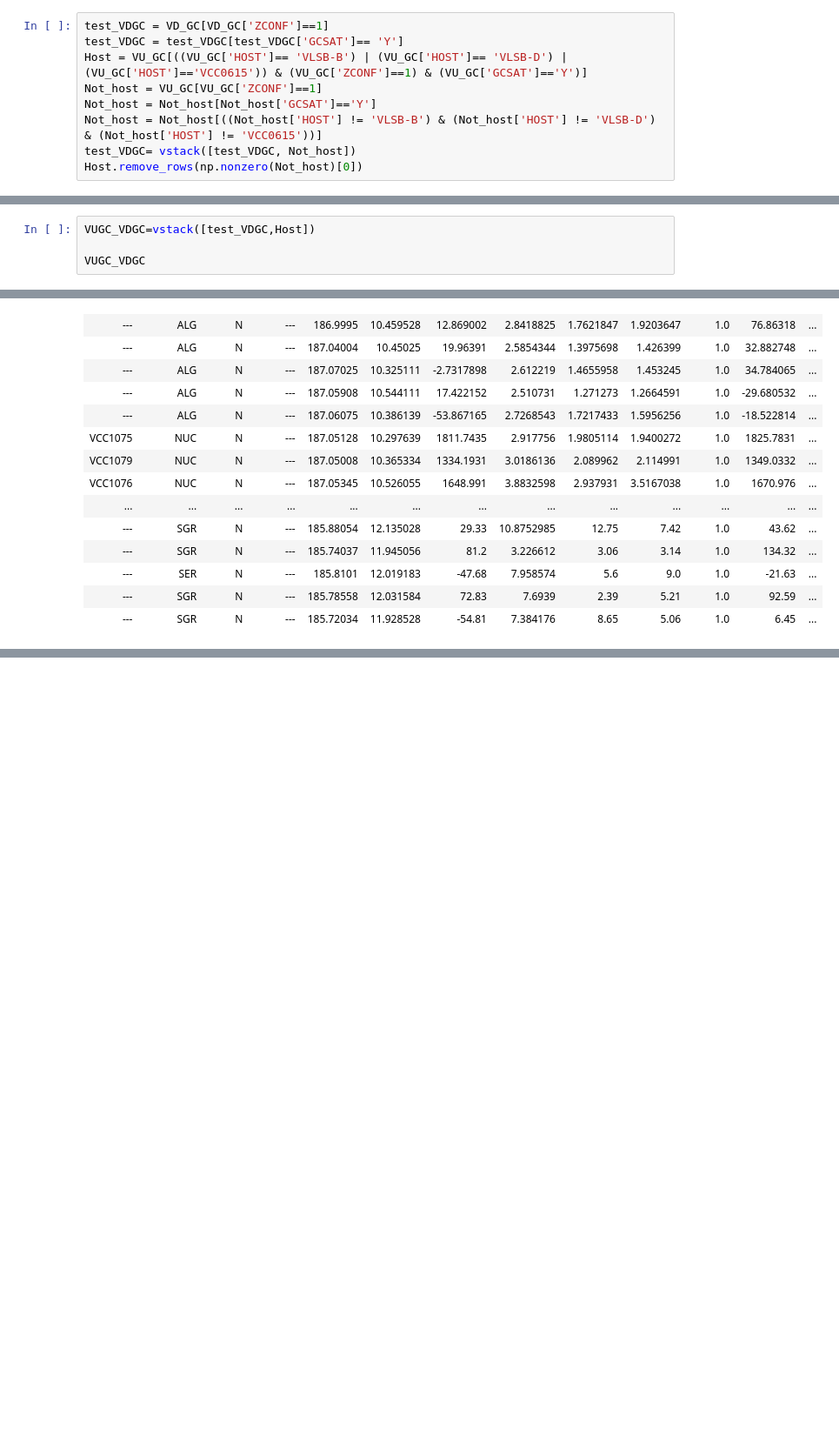
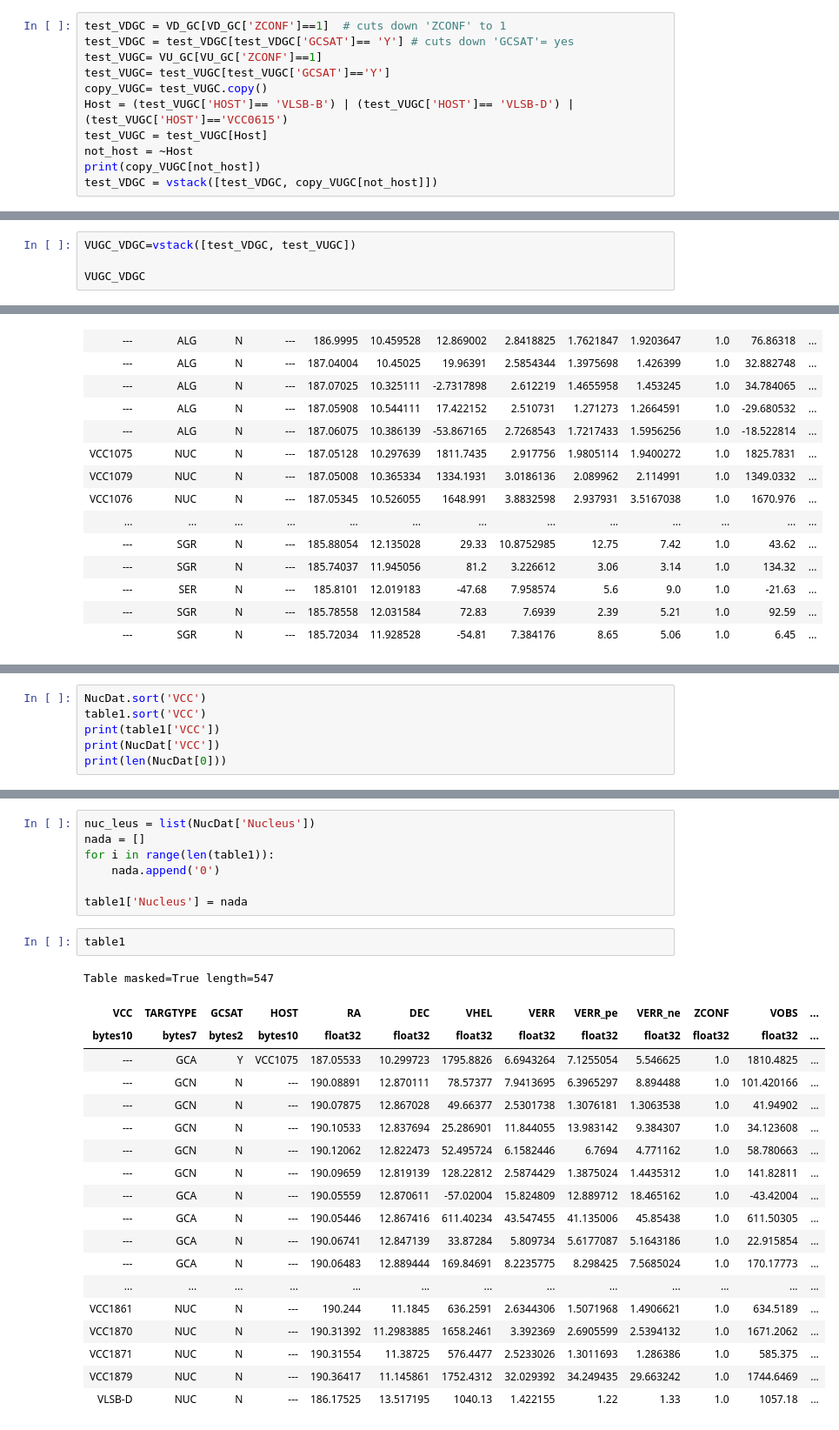
Before and after one commit to kadri-nizam/SIP2019, a Jupyter notebook: Giovanni/Giovanni - Tasks.ipynb, the cells around one changed output, grey strips where cells are left out. Shown: that part at 87% size. Saved outputs shown, nothing was run; the diff lists cells and outputs as text; blank space fills up the shorter version.

```diff
--- a/Giovanni/Giovanni - Tasks.ipynb
+++ b/Giovanni/Giovanni - Tasks.ipynb
@@ -17,11 +17,13 @@ VU_GC['KECKID'] = '---'
 VU_GC['ZQUAL'] = -101010
 VU_GC['ZSPECNUM'] = -101010
 # %%
-test_VDGC = VD_GC[VD_GC['ZCONF']==1]
-test_VDGC = test_VDGC[test_VDGC['GCSAT']== 'Y']
-Host = VU_GC[((VU_GC['HOST']== 'VLSB-B') | (VU_GC['HOST']== 'VLSB-D') | (VU_GC['HOST']=='VCC0615')) & (VU_GC['ZCONF']==1) & (VU_GC['GCSAT']=='Y')]
-Not_host = VU_GC[VU_GC['ZCONF']==1]
-Not_host = Not_host[Not_host['GCSAT']=='Y']
-Not_host = Not_host[((Not_host['HOST'] != 'VLSB-B') & (Not_host['HOST'] != 'VLSB-D') & (Not_host['HOST'] != 'VCC0615'))]
-test_VDGC= vstack([test_VDGC, Not_host])
-Host.remove_rows(np.nonzero(Not_host)[0])
+test_VDGC = VD_GC[VD_GC['ZCONF']==1]  # cuts down 'ZCONF' to 1
+test_VDGC = test_VDGC[test_VDGC['GCSAT']== 'Y'] # cuts down 'GCSAT'= yes
+test_VUGC= VU_GC[VU_GC['ZCONF']==1]
+test_VUGC= test_VUGC[test_VUGC['GCSAT']=='Y']
+copy_VUGC= test_VUGC.copy()
+Host = (test_VUGC['HOST']== 'VLSB-B') | (test_VUGC['HOST']== 'VLSB-D') | (test_VUGC['HOST']=='VCC0615')
+test_VUGC = test_VUGC[Host]
+not_host = ~Host
+print(copy_VUGC[not_host])
+test_VDGC = vstack([test_VDGC, copy_VUGC[not_host]])
@@ -53,5 +38,5 @@ Table length=21
 # %%
-VUGC_VDGC=vstack([test_VDGC,Host])
+VUGC_VDGC=vstack([test_VDGC, test_VUGC])
 
 VUGC_VDGC
 # %% [output]
@@ -200,0 +204,6 @@ with open('catalog.csv') as csv_file:
+# %%
+NucDat.sort('VCC')
+table1.sort('VCC')
+print(table1['VCC'])
+print(NucDat['VCC'])
+print(len(NucDat[0]))
@@ -200,0 +228,29 @@ with open('catalog.csv') as csv_file:
+# %%
+nuc_leus = list(NucDat['Nucleus'])
+nada = []
+for i in range(len(table1)):
+    nada.append('0')
+
+table1['Nucleus'] = nada
+# %%
+table1
+# %% [output]
+Table masked=True length=547
+| VCC | TARGTYPE | GCSAT | HOST | RA | DEC | VHEL | VERR | VERR_pe | VERR_ne | ZCONF | VOBS | ... |
+| bytes10 | bytes7 | bytes2 | bytes10 | float32 | float32 | float32 | float32 | float32 | float32 | float32 | float32 | ... |
+| --- | GCA | Y | VCC1075 | 187.05533 | 10.299723 | 1795.8826 | 6.6943264 | 7.1255054 | 5.546625 | 1.0 | 1810.4825 | ... |
+| --- | GCN | N | --- | 190.08891 | 12.870111 | 78.57377 | 7.9413695 | 6.3965297 | 8.894488 | 1.0 | 101.420166 | ... |
+| --- | GCN | N | --- | 190.07875 | 12.867028 | 49.66377 | 2.5301738 | 1.3076181 | 1.3063538 | 1.0 | 41.94902 | ... |
+| --- | GCN | N | --- | 190.10533 | 12.837694 | 25.286901 | 11.844055 | 13.983142 | 9.384307 | 1.0 | 34.123608 | ... |
+| --- | GCN | N | --- | 190.12062 | 12.822473 | 52.495724 | 6.1582446 | 6.7694 | 4.771162 | 1.0 | 58.780663 | ... |
+| --- | GCN | N | --- | 190.09659 | 12.819139 | 128.22812 | 2.5874429 | 1.3875024 | 1.4435312 | 1.0 | 141.82811 | ... |
+| --- | GCA | N | --- | 190.05559 | 12.870611 | -57.02004 | 15.824809 | 12.889712 | 18.465162 | 1.0 | -43.42004 | ... |
+| --- | GCA | N | --- | 190.05446 | 12.867416 | 611.40234 | 43.547455 | 41.135006 | 45.85438 | 1.0 | 611.50305 | ... |
+| --- | GCA | N | --- | 190.06741 | 12.847139 | 33.87284 | 5.809734 | 5.6177087 | 5.1643186 | 1.0 | 22.915854 | ... |
+| --- | GCA | N | --- | 190.06483 | 12.889444 | 169.84691 | 8.2235775 | 8.298425 | 7.5685024 | 1.0 | 170.17773 | ... |
+| ... | ... | ... | ... | ... | ... | ... | ... | ... | ... | ... | ... | ... |
+| VCC1861 | NUC | N | --- | 190.244 | 11.1845 | 636.2591 | 2.6344306 | 1.5071968 | 1.4906621 | 1.0 | 634.5189 | ... |
+| VCC1870 | NUC | N | --- | 190.31392 | 11.2983885 | 1658.2461 | 3.392369 | 2.6905599 | 2.5394132 | 1.0 | 1671.2062 | ... |
+| VCC1871 | NUC | N | --- | 190.31554 | 11.38725 | 576.4477 | 2.5233026 | 1.3011693 | 1.286386 | 1.0 | 585.375 | ... |
+| VCC1879 | NUC | N | --- | 190.36417 | 11.145861 | 1752.4312 | 32.029392 | 34.249435 | 29.663242 | 1.0 | 1744.6469 | ... |
+| VLSB-D | NUC | N | --- | 186.17525 | 13.517195 | 1040.13 | 1.422155 | 1.22 | 1.33 | 1.0 | 1057.18 | ... |
```
Also changed, not shown: parts of 8 cells of this notebook, 1 other file.
